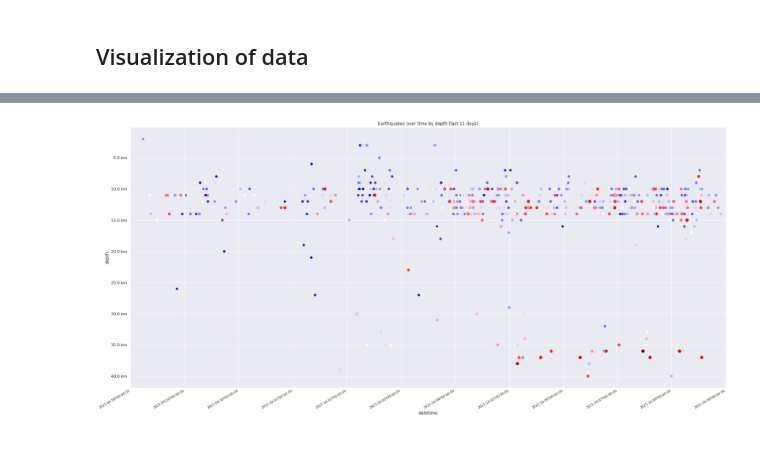
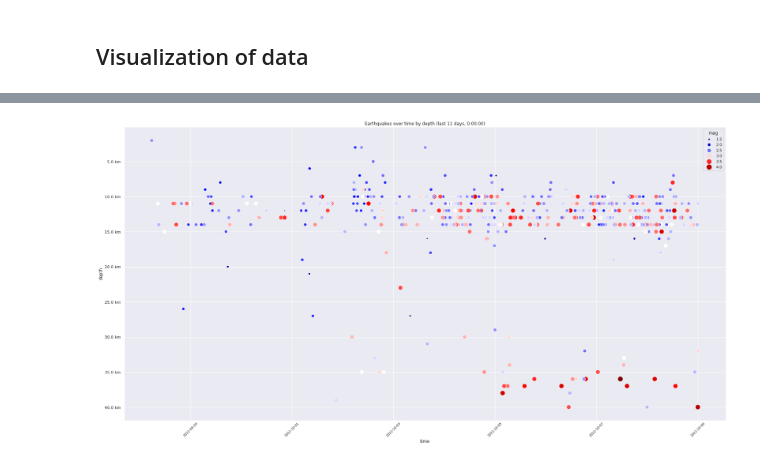
Before and after one commit to Anonymous5726221/lapalma_data, a Jupyter notebook: main.ipynb, the cells around one changed output, grey strips where cells are left out. Drawn from its saved outputs; the diff is of its cells as text; code cells hidden in the pictures.

```diff
--- a/main.ipynb
+++ b/main.ipynb
@@ -105,36 +105,22 @@ sns.countplot(data=df.sort_values("date"), x="date", palette="flare", hue="mag_r
-# %%
-df = master_df[master_df["time"] >= dt(2021, 9, 28)]
-
-fig, ax = plt.subplots()
-
-ax.set_xlabel("datetime")
-ax.set_ylabel("depth")
-ax.scatter(df["time"], df["depth"], c=df["mag"], cmap="seismic", s=df["mag"] * 2 ** 4)
-ax.tick_params(axis='x', rotation=45, labelsize=9, direction="in")
-
-# Major ticks every day.
-fmt_every_day = mdates.DayLocator(interval=1)
-ax.xaxis.set_major_locator(fmt_every_day)
-
-# Minor ticks every 6 hours.
-fmt_hours = mdates.HourLocator(interval=6)
-ax.xaxis.set_minor_locator(fmt_hours)
-
-datemin = np.datetime64(df["time"].iloc[-1], 'D')
-datemax = np.datetime64(df["time"].iloc[0], 'D') + np.timedelta64(1, 'D')
-ax.set_xlim(datemin, datemax)
-ax.set_title(f"Earthquakes over time by depth (last {datemax - datemin})")
-
-ax.xaxis.set_major_formatter(mdates.DateFormatter('%Y-%m-%dT%X'))
-ax.yaxis.set_major_formatter(mticker.FormatStrFormatter('%.1f km'))
-
-
-ax.set_ylim(ax.get_ylim()[::-1])
-
-ax.grid(True)
-fig.autofmt_xdate()
-# %% [output]
-[figure, removed]
+# %%
+df = master_df[master_df["time"] >= dt(2021, 9, 28)]
+
+fig, ax = plt.subplots()
+ax.set_title(f"Earthquakes over time by depth (last {df.iloc[0].date - df.iloc[-1NEW EARTHQUAKE 19m32s ago (2021-10-09 00:03:43.6 +0000 UTC)
+ml 2.8  CANARY ISLANDS, SPAIN REGION, DEPTH 11 km
+> ml 2.8  CANARY ISLANDS, SPAIN REGION, DEPTH 11 km
+ml 2.8  CANARY ISLANDS, SPAIN REGION, DEPTH 11 km
+> ml 2.8  CANARY ISLANDS, SPAIN REGION, DEPTH 11 km
+https://www.seismicportal.eu/eventdetails.html?unid=20211009_0000002
+].date})")
+ax.tick_params(axis='x', rotation=45, labelsize=9, direction="in")
+ax.yaxis.set_major_formatter(mticker.FormatStrFormatter('%.1f km'))
+ax.invert_yaxis()
+
+
+sns.scatterplot(data=df, x="time", y="depth", hue="mag", size="mag", sizes=(10, 200), palette="seismic");
+# %% [output]
+[figure, added]
 # %%
 df = master_df[master_df["date"] < master_df.iloc[0].date]
 
```
Also changed, not shown: parts of 6 cells of this notebook.
